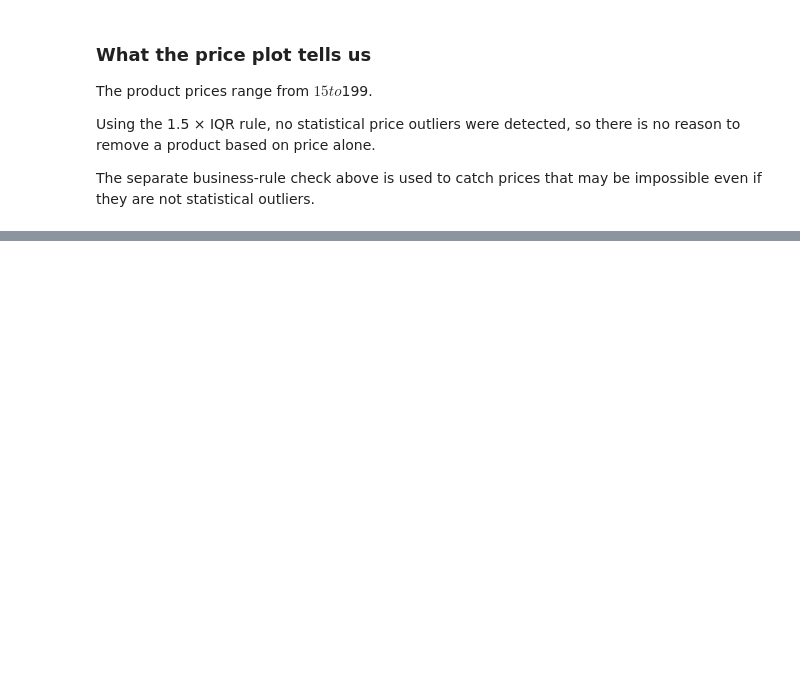
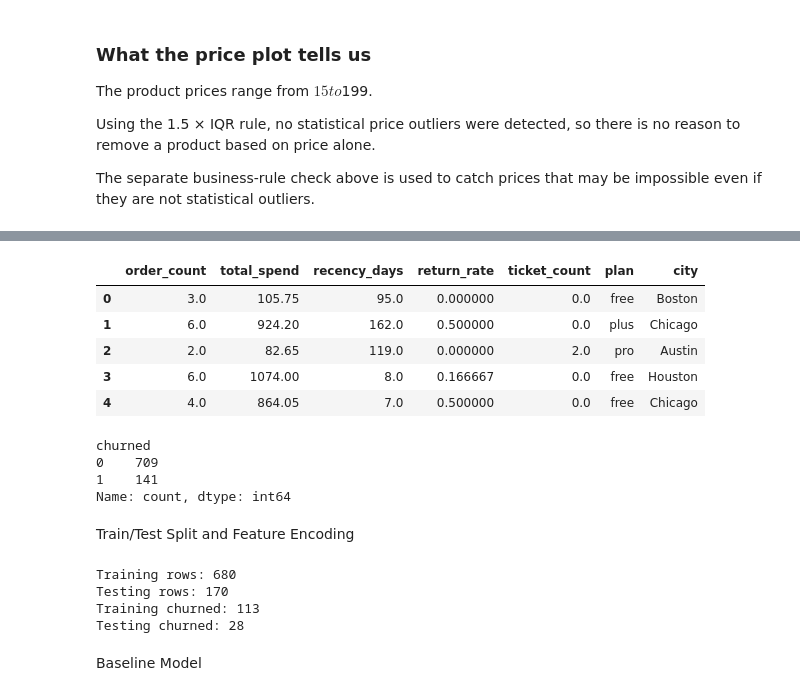
Before and after one commit to sivaepathusa/Pulsecart, a Jupyter notebook: analysis.ipynb, the cells around one changed output, grey strips where cells are left out. Saved outputs shown, nothing was run; the diff lists cells and outputs as text; code cells hidden in the pictures; blank space fills up the shorter version.

```diff
--- a/analysis.ipynb
+++ b/analysis.ipynb
@@ -388,0 +721,5 @@ The separate business-rule check above is used to catch prices that may be impos
+# %%
+# Fill missing recency with one day beyond the maximum observed value
+customer_features["recency_days"] = (customer_features["recency_days"].fillna(504))
+print("Missing recency values:", customer_features["recency_days"].isna().sum())
+print("Maximum recency:", customer_features["recency_days"].max())
@@ -388,0 +756,20 @@ The separate business-rule check above is used to catch prices that may be impos
+# %%
+# Select features that can be known at the cutoff date
+feature_columns = [
+    "order_count",
+    "total_spend",
+    "recency_days",
+    "return_rate",
+    "ticket_count",
+    "plan",
+    "city"
+]
+
+X = customer_features[feature_columns].copy()
+y = customer_features["churned"].copy()
+
+print("Features used:")
+print(X.columns.tolist())
+
+print("\nTarget distribution:")
+print(y.value_counts())
@@ -388,0 +785,42 @@ The separate business-rule check above is used to catch prices that may be impos
+# %%
+X.head()
+# %% [output]
+|  | order_count | total_spend | recency_days | return_rate | ticket_count | plan | city |
+| 0 | 3.0 | 105.75 | 95.0 | 0.000000 | 0.0 | free | Boston |
+| 1 | 6.0 | 924.20 | 162.0 | 0.500000 | 0.0 | plus | Chicago |
+| 2 | 2.0 | 82.65 | 119.0 | 0.000000 | 2.0 | pro | Austin |
+| 3 | 6.0 | 1074.00 | 8.0 | 0.166667 | 0.0 | free | Houston |
+| 4 | 4.0 | 864.05 | 7.0 | 0.500000 | 0.0 | free | Chicago |
+# %%
+y.value_counts()
+# %% [output]
+churned
+0    709
+1    141
+Name: count, dtype: int64
+# %% [markdown]
+Train/Test Split and Feature Encoding
+# %%
+from sklearn.model_selection import train_test_split
+from sklearn.compose import ColumnTransformer
+from sklearn.preprocessing import OneHotEncoder
+
+numeric_features = ["order_count", "total_spend", "recency_days", "return_rate", "ticket_count"]
+categorical_features = [ "plan", "city"]
+preprocessor = ColumnTransformer(
+    transformers=[("categorical",  OneHotEncoder(handle_unknown="ignore"), categorical_features)],
+    remainder="passthrough")
+
+X_train, X_test, y_train, y_test = train_test_split(X, y, test_size=0.20, random_state=42, stratify=y)
+
+print("Training rows:", len(X_train))
+print("Testing rows:", len(X_test))
+print("Training churned:", y_train.sum())
+print("Testing churned:", y_test.sum())
+# %% [output]
+Training rows: 680
+Testing rows: 170
+Training churned: 113
+Testing churned: 28
+# %% [markdown]
+Baseline Model
```
Also changed, not shown: parts of 36 cells of this notebook.
